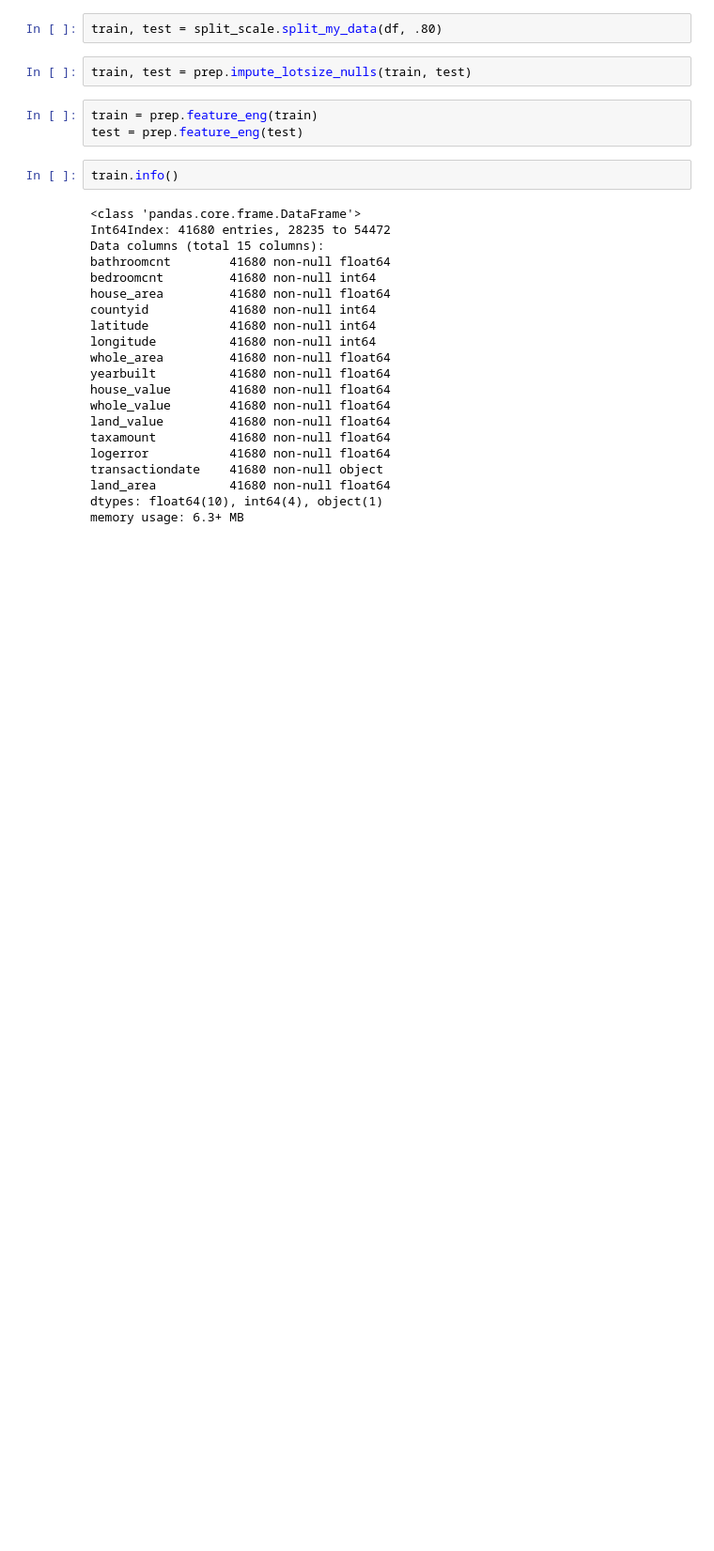
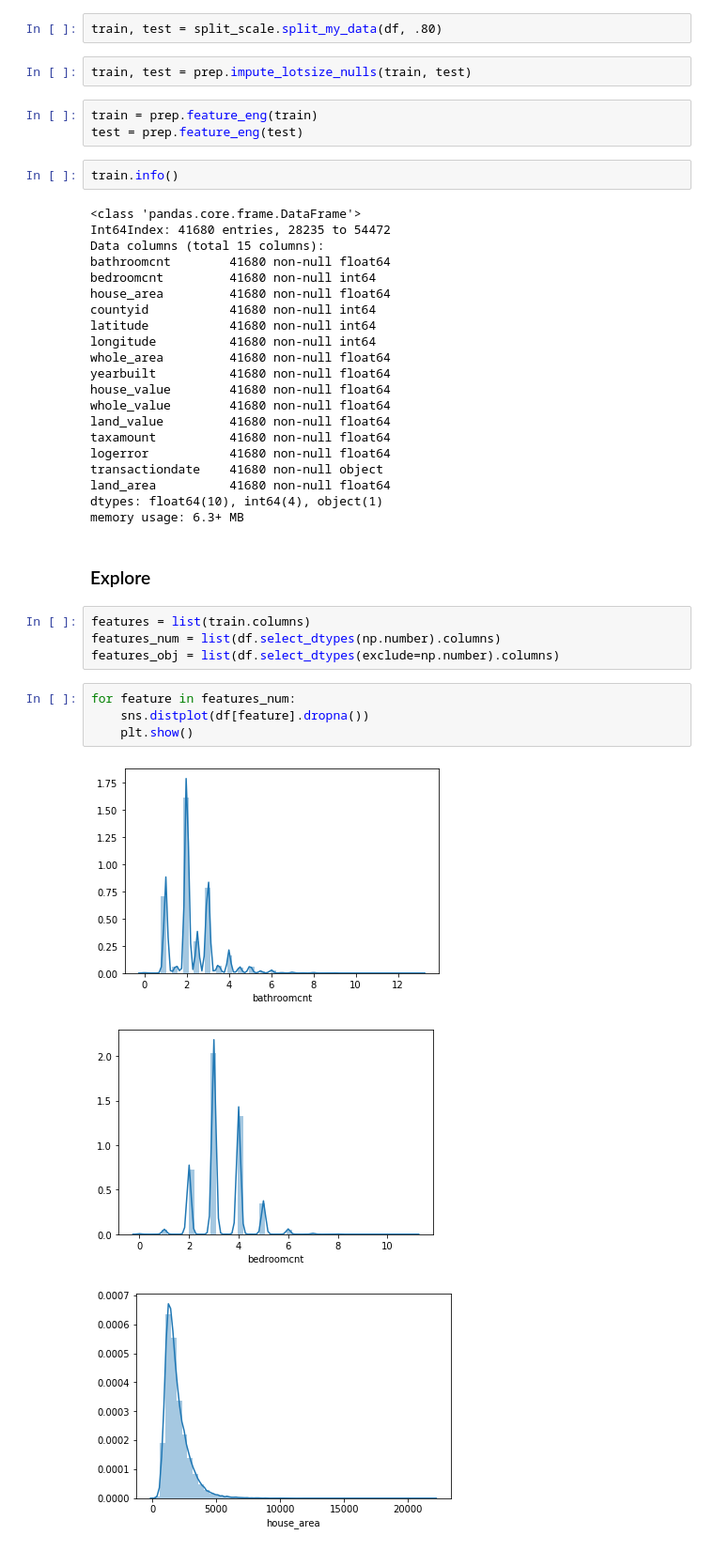
Before and after one commit to RainierCluster/zillow-cluster, a Jupyter notebook: mists_clustsers.ipynb, the cells around one changed output. Shown: that part at 94% size. Saved outputs shown, nothing was run; the diff lists cells and outputs as text; blank space fills up the shorter version.

Commit message:
start explore

```diff
--- a/mists_clustsers.ipynb
+++ b/mists_clustsers.ipynb
@@ -547,3 +550,17 @@ transactiondate    41680 non-null object
 land_area          41680 non-null float64
 dtypes: float64(10), int64(4), object(1)
 memory usage: 6.3+ MB
+# %% [markdown]
+### Explore
+# %%
+features = list(train.columns)
+features_num = list(df.select_dtypes(np.number).columns)
+features_obj = list(df.select_dtypes(exclude=np.number).columns)
+# %%
+for feature in features_num:
+    sns.distplot(df[feature].dropna())
+    plt.show()
+# %% [output]
+[figure, added]
+[figure, added]
+[figure, added]
```
Also changed, not shown: parts of 3 cells of this notebook.
